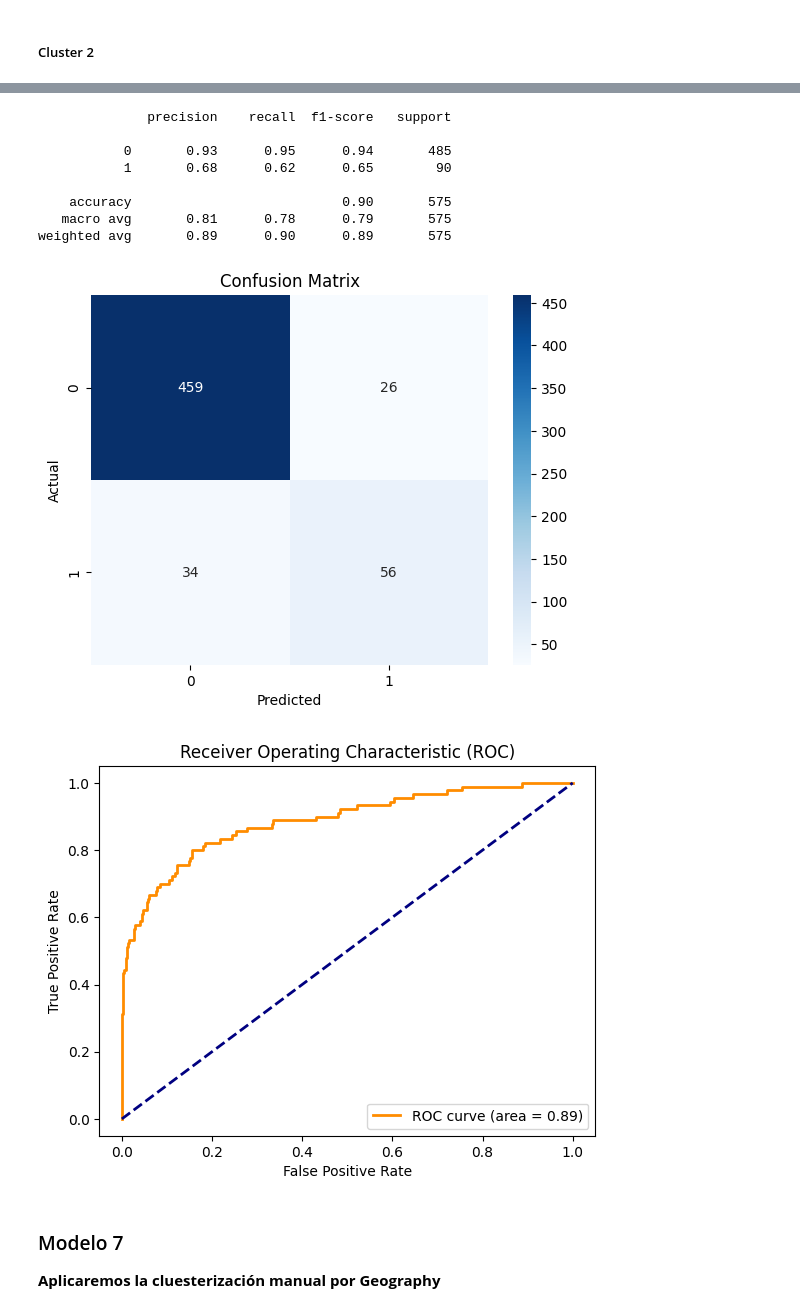
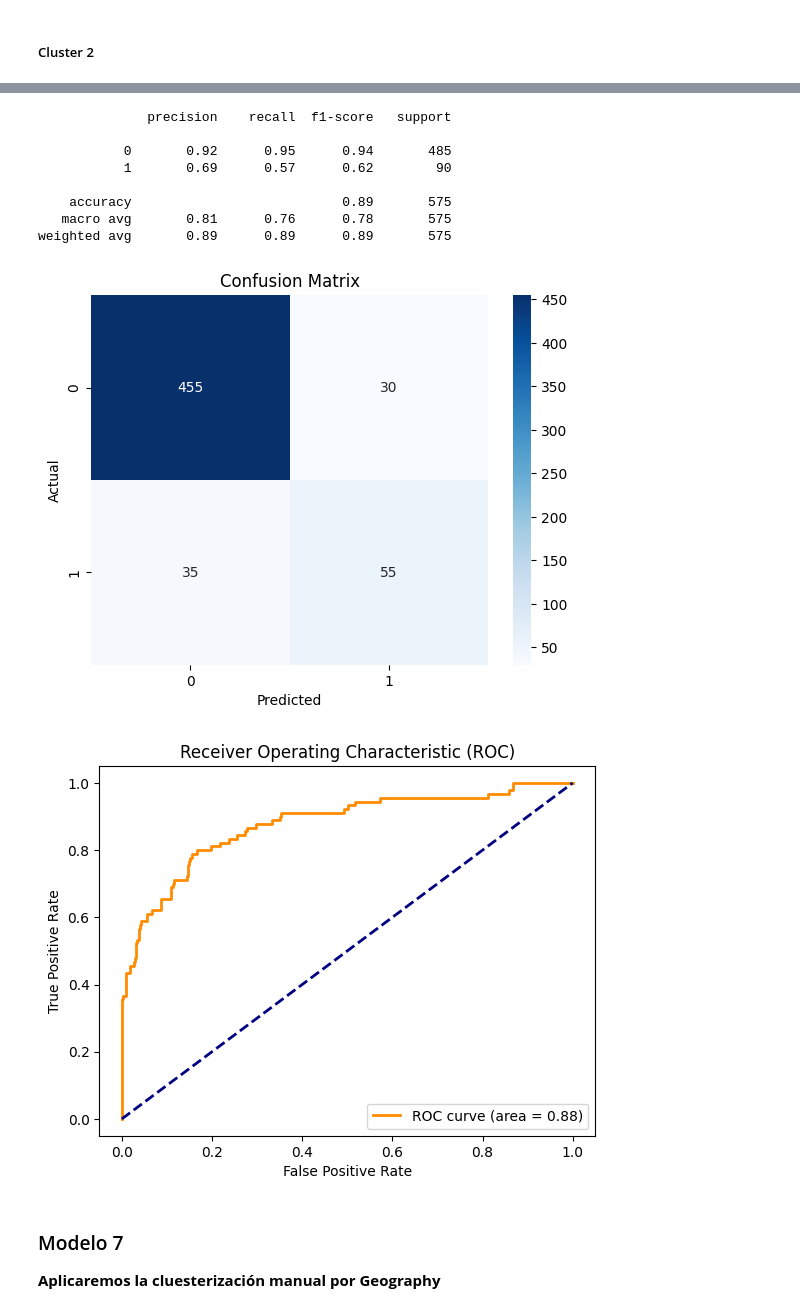
Before and after one commit to solfontan/PrediccionesDeRetencionDeClientes---2024, a Jupyter notebook: scr/MachineLearning.ipynb, the cells around one changed output, grey strips where cells are left out. Drawn from its saved outputs; the diff is of its cells as text; code cells hidden in the pictures.

```diff
--- a/scr/MachineLearning.ipynb
+++ b/scr/MachineLearning.ipynb
@@ -850,13 +899,13 @@ weighted avg       0.80      0.81      0.81       838
 # %%
 # Guardar el modelo en un archivo
-# with open('./modelos/modelo_clust1_rnd.pkl', 'wb') as f:
-#     pickle.dump(clust1_rnd, f)
+with open('./modelos/prof/clustersmodelos/clust1_rnd.pkl', 'wb') as f:
+    pickle.dump(clust1_rf, f)
 
 # # Cargar el modelo desde el archivo
-with open('./modelos/modelo_clust1_rnd.pkl', 'rb') as f:
-    loaded_model_xgb = pickle.load(f)
+with open('./modelos/prof/clustersmodelos/clust1_rnd.pkl', 'rb') as f:
+    loaded_clust1 = pickle.load(f)
 
-print(classification_report(y_test, loaded_model_xgb.predict(X_test) ))
+print(classification_report(y_test, loaded_clust1.predict(X_test) ))
 # %% [output]
               precision    recall  f1-score   support
 
@@ -953,0 +989,20 @@ weighted avg       0.88      0.89      0.88       575
+# %%
+# Definir el espacio de búsqueda de hiperparámetros
+clust2_grid1 = {
+    'depth': [4, 6, 8],
+    'iterations': [50, 100, 200],
+    'bootstrap_type': ['Bayesian', 'Bernoulli', 'MVS']
+}
+
+# Inicializar el clasificador CatBoost
+catboost = CatBoostClassifier(silent=True)
+
+# Inicializar el objeto GridSearchCV
+clust2_catboost = GridSearchCV(estimator=catboost,
+                           param_grid=clust2_grid1,
+                           cv=5,
+                           n_jobs=-1,
+                           scoring='precision_macro')
+
+# Ejecutar el grid search en los datos de entrenamiento
+clust2_catboost.fit(X_train_resampled_clust2, y_train_resampled_clust2)
@@ -954,45 +1017,45 @@ weighted avg       0.88      0.89      0.88       575
 # %%
 # # Guardar el modelo en un archivo
-# with open('./modelos/modelo_clus2_cat.pkl', 'wb') as f:
-#     pickle.dump(clus2_cat, f)
+with open('./modelos/prof/clustersmodelos/clus2_cat.pkl', 'wb') as f:
+    pickle.dump(clust2_catboost, f)
 
 # # # Cargar el modelo desde el archivo
-with open('./modelos/modelo_clus2_cat.pkl', 'rb') as f:
-    loaded_model_xgb = pickle.load(f)
+with open('./modelos/prof/clustersmodelos/clus2_cat.pkl', 'rb') as f:
+    loaded_clust2= pickle.load(f)
 
-print(classification_report(y_test, loaded_model_xgb.predict(X_test) ))
+print(classification_report(y_test, loaded_clust2.predict(X_test) ))
 # %% [output]
               precision    recall  f1-score   support
 
-           0       0.93      0.95      0.94       485
-           1       0.68      0.62      0.65        90
+           0       0.92      0.95      0.94       485
+           1       0.69      0.57      0.62        90
 
-    accuracy                           0.90       575
-   macro avg       0.81      0.78      0.79       575
-weighted avg       0.89      0.90      0.89       575
+    accuracy                           0.89       575
+   macro avg       0.81      0.76      0.78       575
+weighted avg       0.89      0.89      0.89       575
 # %%
 # Matriz de confusión
-conf_matrix = confusion_matrix(y_test,  loaded_model_xgb.predict(X_test))
+conf_matrix = confusion_matrix(y_test,  loaded_clust2.predict(X_test))
 sns.heatmap(conf_matrix, annot=True, cmap='Blues', fmt='g')
 plt.xlabel('Predicted')
 plt.ylabel('Actual')
 plt.title('Confusion Matrix')
 plt.show()
 
 # Curva ROC
-y_pred_proba = loaded_model_xgb.predict_proba(X_test)[:, 1]
+y_pred_proba = loaded_clust2.predict_proba(X_test)[:, 1]
 fpr, tpr, thresholds = roc_curve(y_test, y_pred_proba)
 roc_auc = auc(fpr, tpr)
 plt.plot(fpr, tpr, color='darkorange', lw=2, label='ROC curve (area = %0.2f)' % roc_auc)
 plt.plot([0, 1], [0, 1], color='navy', lw=2, linestyle='--')
 plt.xlabel('False Positive Rate')
 plt.ylabel('True Positive Rate')
 plt.title('Receiver Operating Characteristic (ROC)')
 plt.legend(loc="lower right")
 plt.show()
 # %% [output]
-[figure, old version]
+[figure, new version]
-[figure, old version]
+[figure, new version]
 # %% [markdown]
 ### Modelo 7
 **Aplicaremos la cluesterización manual por Geography**
```
Also changed, not shown: parts of 79 cells of this notebook.
